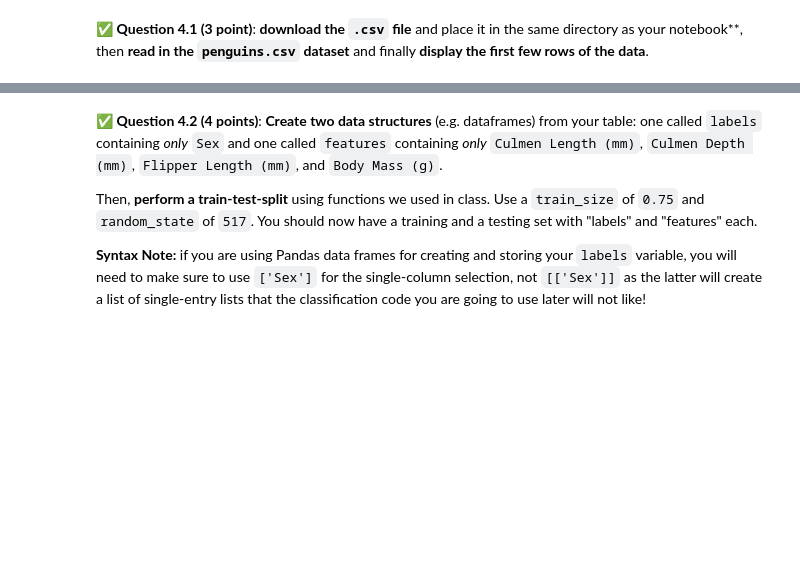
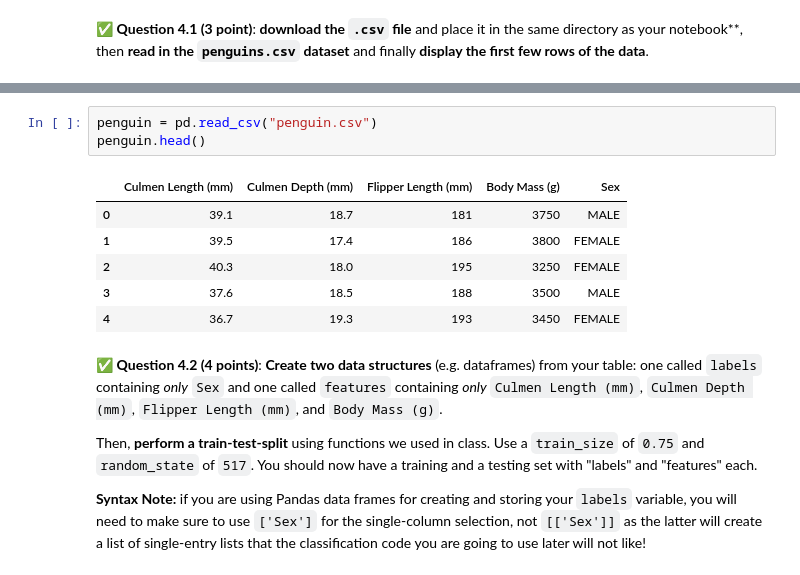
Before and after one commit to varshasg/CMSE202-s23-turnin, a Jupyter notebook: final/CMSE202-Final-Section001-STUDENT.ipynb, the cells around one changed output, grey strips where cells are left out. Drawn from its saved outputs; the diff is of its cells as text; blank space fills up the shorter version.

```diff
--- a/final/CMSE202-Final-Section001-STUDENT.ipynb
+++ b/final/CMSE202-Final-Section001-STUDENT.ipynb
@@ -331,3 +336,13 @@ The goal of this part is to do a support vector machine classification. We will
+# %%
+penguin = pd.read_csv("penguin.csv")
+penguin.head()
+# %% [output]
+|  | Culmen Length (mm) | Culmen Depth (mm) | Flipper Length (mm) | Body Mass (g) | Sex |
+| 0 | 39.1 | 18.7 | 181 | 3750 | MALE |
+| 1 | 39.5 | 17.4 | 186 | 3800 | FEMALE |
+| 2 | 40.3 | 18.0 | 195 | 3250 | FEMALE |
+| 3 | 37.6 | 18.5 | 188 | 3500 | MALE |
+| 4 | 36.7 | 19.3 | 193 | 3450 | FEMALE |
 # %% [markdown]
 &#9989; **Question 4.2 (4 points)**: **Create two data structures** (e.g. dataframes) from your table: one called `labels` containing _only_ `Sex` and one called `features` containing _only_ `Culmen Length (mm)`, `Culmen Depth (mm)`, `Flipper Length (mm)`, and `Body Mass (g)`.
 
```
Also changed, not shown: parts of 11 cells of this notebook.
